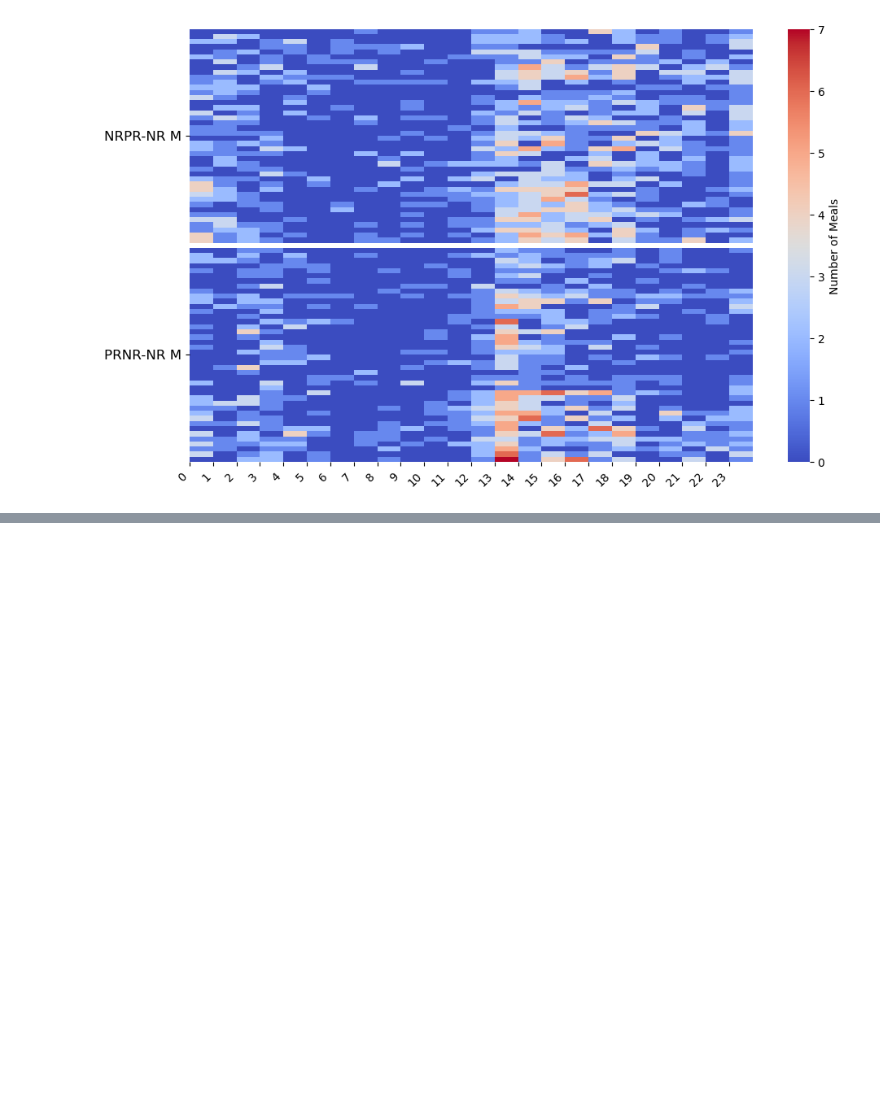
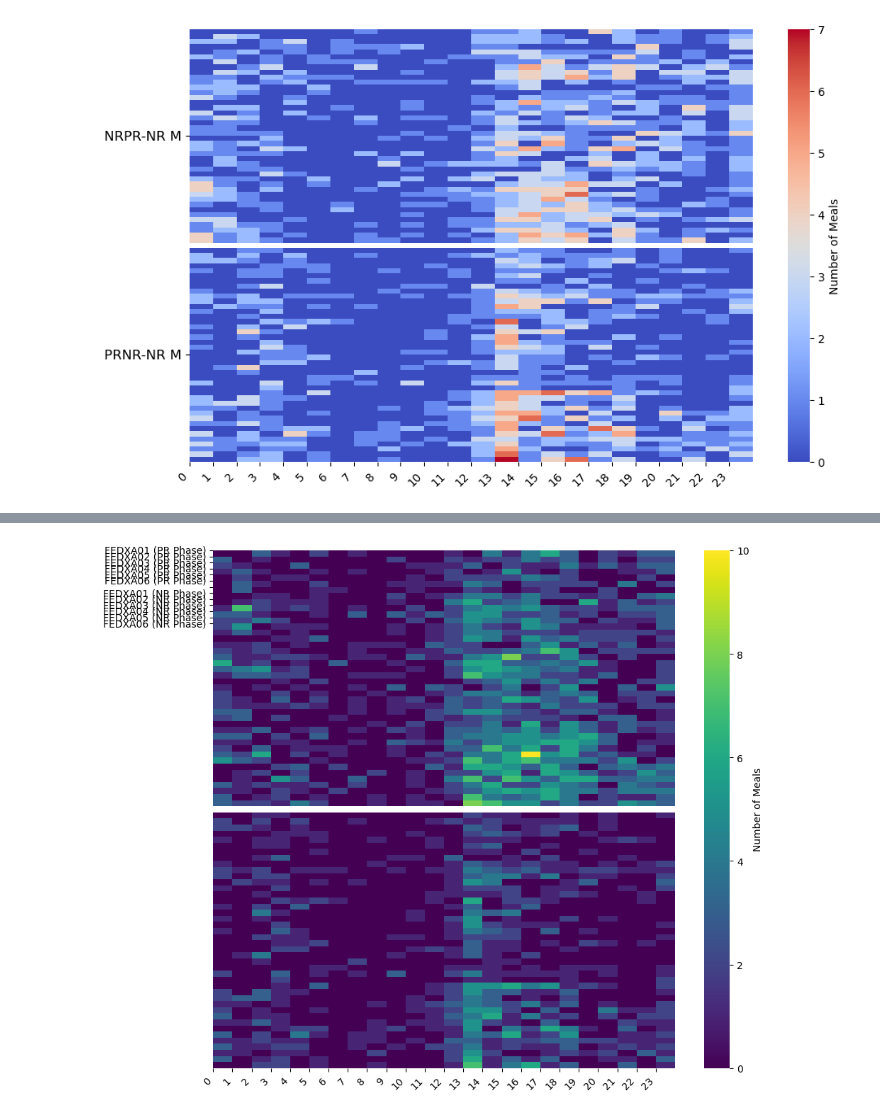
Before and after one commit to Htbibalan/FEDProtein, a Jupyter notebook: notebooks/FEDPROTEIN_NEW_MEAL_PLOTTING_UPDATE_V1.ipynb, the cells around one changed output, grey strips where cells are left out. Cells and saved outputs as stored; diff of their text form; code cells hidden in the pictures; blank space fills up the shorter version.

```diff
--- a/notebooks/FEDPROTEIN_NEW_MEAL_PLOTTING_UPDATE_V1.ipynb
+++ b/notebooks/FEDPROTEIN_NEW_MEAL_PLOTTING_UPDATE_V1.ipynb
@@ -2876,0 +3064,82 @@ plt.show()
+# %%
+import numpy as np
+import seaborn as sns
+import matplotlib.pyplot as plt
+
+def hourly_meals_heatmap(data1, data2, mouse_ids1, mouse_ids2, ax=None, labels=["PR Phase", "NR Phase"], tick_step=1, **kwargs):
+    """
+    Create a heatmap of hourly meals for two groups of male mice, ensuring proper label separation and mouse ID inclusion.
+
+    Parameters
+    ----------
+    data1 : list
+        List contains hourly meals data for group 1 (PR phase).
+    data2 : list
+        List contains hourly meals data for group 2 (NR phase).
+    mouse_ids1 : list
+        Mouse IDs for group 1 (PR phase).
+    mouse_ids2 : list
+        Mouse IDs for group 2 (NR phase).
+    ax : matplotlib.axes.Axes, optional
+        Axes to plot on, a new Figure and Axes are created if not passed.
+    labels : list of str, optional
+        Labels for the datasets (groups), by default ["PR Phase", "NR Phase"].
+    tick_step : int, optional
+        Step size for the x-axis ticks to avoid overcrowding, by default 1.
+
+    Returns
+    -------
+    ax : matplotlib.axes.Axes
+    """
+    if ax is None:
+        fig, ax = plt.subplots(figsize=(10, 8))
+
+    # Flatten the hourly meals data and convert into a 2D array
+    hourly_meals1 = np.array(tp.flatten_list(data1))
+    hourly_meals2 = np.array(tp.flatten_list(data2))
+
+    # Combine mouse IDs
+    y_labels1 = [f"{mouse_id} ({labels[0]})" for mouse_id in mouse_ids1]
+    y_labels2 = [f"{mouse_id} ({labels[1]})" for mouse_id in mouse_ids2]
+
+    # Add padding between the two datasets
+    padding = np.full((1, hourly_meals1.shape[1]), np.nan)  # NaN for clear separation
+    data_matrix = np.vstack([hourly_meals1, padding, hourly_meals2])
+
+    # Create the heatmap
+    sns.heatmap(data_matrix, ax=ax, cmap="viridis", cbar_kws={'label': 'Number of Meals'}, **kwargs)
+
+    # Set Y-tick labels and positions, ensuring separation
+    y_ticks = np.arange(len(mouse_ids1) + len(mouse_ids2) + 1)  # +1 for padding
+    combined_labels = y_labels1 + [""] + y_labels2  # Empty string for padding
+
+    ax.set_yticks(np.arange(len(combined_labels)))  # Adjust the y-ticks to match the labels
+    ax.set_yticklabels(combined_labels, rotation=0, va="center", fontsize=10)
+
+    # Set X-axis ticks (hour of the day)
+    ax.set_xticks(np.arange(0, 24, tick_step))
+    ax.set_xticklabels([str(i) for i in range(24)], rotation=45, ha='right')
+
+    # Adjust layout to avoid label overlapping
+    plt.tight_layout()
+
+    return ax
+
+# Fetching the hourly meals data for PR and NR phases of male mice (order 2)
+prnr_male_selector = {"order": 2, "sex": "M"}
+
+pr_hourly_meals_m = get_data_fields(mice, ["pr_hourly_meals"], prnr_male_selector)
+nr_hourly_meals_m = get_data_fields(mice, ["nr_hourly_meals"], prnr_male_selector)
+
+# Getting the mouse IDs for each group
+mouse_ids_prnr = list(get_data_subset(mice, prnr_male_selector).keys())
+
+# Plotting the heatmap
+fig, ax = plt.subplots(figsize=(10, 8))
+
+hourly_meals_heatmap(pr_hourly_meals_m, nr_hourly_meals_m,
+                     mouse_ids1=mouse_ids_prnr, mouse_ids2=mouse_ids_prnr,
+                     ax=ax, labels=["PR Phase", "NR Phase"], tick_step=1)
+
+plt.show()
+# %% [output]
@@ -2876,0 +3149 @@ plt.show()
+[figure, added]
```
Also changed, not shown: parts of 5 cells of this notebook.
